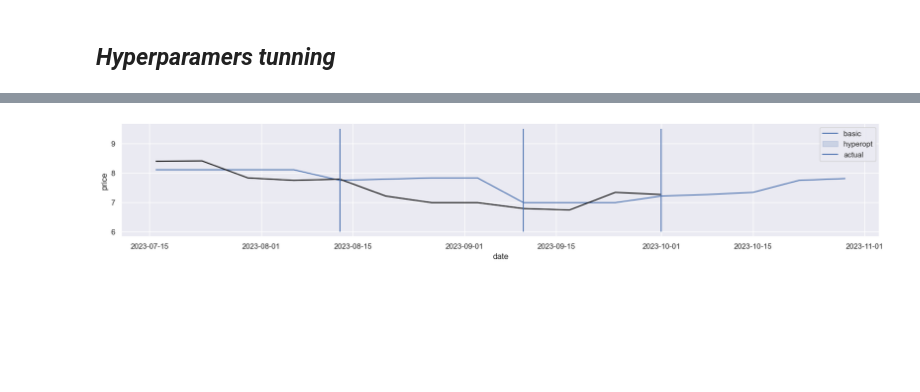
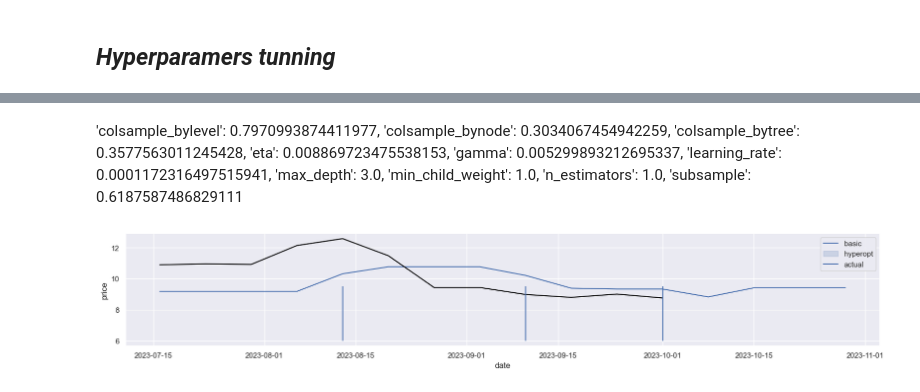
Before and after one commit to omar-ammar0/Intern_Final_Project, a Jupyter notebook: notebooks/Data_Cleaning/Data_Modelling.ipynb, the cells around one changed output, grey strips where cells are left out. Drawn from its saved outputs; the diff is of its cells as text; code cells hidden in the pictures; blank space fills up the shorter version.

```diff
--- a/notebooks/Data_Cleaning/Data_Modelling.ipynb
+++ b/notebooks/Data_Cleaning/Data_Modelling.ipynb
@@ -244,12 +266,12 @@ for train_index, test_index in tscv.split(time_series_data):
                 X_train, y_train = time_series_data[train_index, 1:], time_series_data[train_index, 0]
                 X_test, y_test = time_series_data[test_index, 1:], time_series_data[test_index, 0]
 
-                RF_Hyop=XGBRegressor(max_depth=int(best['max_depth']),
-                                     eta=float(best['eta']),
-                                     gamma=float(best['gamma']),
-                                     colsample_bytree=float(best['colsample_bytree']),
-                                     subsample=float(best['subsample']),
-                                     n_estimators=int(best['n_estimators'])).fit(X_train,y_train)
+                RF_Hyop=XGBRegressor(max_depth=7,
+                                     eta=0.0041200023170640185,
+                                     gamma=0.2717354907951306,
+                                     colsample_bytree=0.8213583173601049,
+                                     subsample=0.6728569987974827,
+                                     n_estimators=934).fit(X_train,y_train)
 
                 y_pred = RF_Hyop.predict(X_test)
                 y_pred_results.append(y_pred)
@@ -259,12 +281,12 @@ for train_index, test_index in tscv.split(time_series_data):
                 outcome_all=pd.concat([outcome,new_date_index],axis=1).set_index("date")
 
 
-fig, ax = plt.subplots(figsize = (20,3));
+fig, ax = plt.subplots(figsize = (20,5));
 y_min = 6
 y_max = 9.5
 #sns.lineplot(df_red_outcomes[0]['XGBRegressor_boo'],legend=True,color="red");
 sns.lineplot(outcome_all,legend=True,color="blue");
-sns.lineplot(df_green['price'][-16:-4],legend=True,color="black");
+sns.lineplot(df_green['price'][-30:-4],legend=True,color="black");
 plt.legend(["basic","hyperopt","actual"])
 ax.vlines(x=["2023-08-13","2023-09-10","2023-10-01"],ymax=y_max,ymin=y_min)
 fig.show()
@@ -308,16 +306,18 @@ print(best)
 # %%
 tscv = TimeSeriesSplit(n_splits=4,max_train_size=16,test_size=4,gap=0)
 y_pred_results=[]
-test_data=df_green[-20:]
+test_data=df_red[-20:]
 time_series_data = test_data.values
 for train_index, test_index in tscv.split(time_series_data):
                 X_train, y_train = time_series_data[train_index, 1:], time_series_data[train_index, 0]
                 X_test, y_test = time_series_data[test_index, 1:], time_series_data[test_index, 0]
 
-                RF_Hyop=DecisionTreeRegressor(max_depth=int(best['max_depth']),
-                                                                 min_samples_split=int(best['min_samples_split']),
-                                                                 min_samples_leaf=int(best['min_samples_leaf']),
-                                                                 max_leaf_nodes=int(best['max_leaf_nodes'])).fit(X_train,y_train)
+                RF_Hyop=XGBRegressor(max_depth=9,
+                                     eta=0.6651075477908979,
+                                     gamma=0.027942846140338984,
+                                     colsample_bytree=0.713767741467592,
+                                     subsample=0.6939176468628331,
+                                     n_estimators=4).fit(X_train,y_train)
 
                 y_pred = RF_Hyop.predict(X_test)
                 y_pred_results.append(y_pred)
@@ -332,7 +332,7 @@ y_min = 6
 y_max = 9.5
 #sns.lineplot(df_red_outcomes[0]['XGBRegressor_boo'],legend=True,color="red");
 sns.lineplot(outcome_all,legend=True,color="blue");
-sns.lineplot(df_green['price'][-16:-4],legend=True,color="black");
+sns.lineplot(df_red['price'][-16:-4],legend=True,color="black");
 plt.legend(["basic","hyperopt","actual"])
 ax.vlines(x=["2023-08-13","2023-09-10","2023-10-01"],ymax=y_max,ymin=y_min)
 fig.show()
@@ -373,33 +352,37 @@ print(best)
+# %% [markdown]
+'colsample_bylevel': 0.7970993874411977, 'colsample_bynode': 0.3034067454942259, 'colsample_bytree': 0.3577563011245428, 'eta': 0.008869723475538153, 'gamma': 0.005299893212695337, 'learning_rate': 0.0001172316497515941, 'max_depth': 3.0, 'min_child_weight': 1.0, 'n_estimators': 1.0, 'subsample': 0.6187587486829111
 # %%
 tscv = TimeSeriesSplit(n_splits=4,max_train_size=16,test_size=4,gap=0)
 y_pred_results=[]
-test_data=df_red[-20:]
+test_data=df_yellow[-20:]
 time_series_data = test_data.values
 for train_index, test_index in tscv.split(time_series_data):
                 X_train, y_train = time_series_data[train_index, 1:], time_series_data[train_index, 0]
                 X_test, y_test = time_series_data[test_index, 1:], time_series_data[test_index, 0]
 
-                RF_Hyop=AdaBoostRegressor(
-                                          n_estimators=int(best['n_estimators']),
-                                          learning_rate=best['learning_rate'])
+                RF_Hyop=XGBRegressor(max_depth=5,
+                                     eta=0.7040608738805098,
+                                     gamma=0.0012480258646070386,
+                                     colsample_bytree=0.9414160083547407,
+                                     subsample=0.6939176468628331,
+                                     n_estimators=4).fit(X_train,y_train)
 
-                RF_Hyop.fit(X_train,y_train)
                 y_pred = RF_Hyop.predict(X_test)
                 y_pred_results.append(y_pred)
                 outcome=pd.DataFrame(pd.DataFrame(y_pred_results[0:4]).stack().reset_index(drop=True))
                 new_date_index=pd.date_range(start="2023-07-16",end="2023-10-29",freq="W")
                 new_date_index=pd.DataFrame({"date":new_date_index})
                 outcome_all=pd.concat([outcome,new_date_index],axis=1).set_index("date")
 
 
 fig, ax = plt.subplots(figsize = (20,3));
 y_min = 6
 y_max = 9.5
 #sns.lineplot(df_red_outcomes[0]['XGBRegressor_boo'],legend=True,color="red");
 sns.lineplot(outcome_all,legend=True,color="blue");
-sns.lineplot(df_red['price'][-16:-4],legend=True,color="black");
+sns.lineplot(df_yellow['price'][-16:-4],legend=True,color="black");
 plt.legend(["basic","hyperopt","actual"])
 ax.vlines(x=["2023-08-13","2023-09-10","2023-10-01"],ymax=y_max,ymin=y_min)
 fig.show()
 # %% [output]
-[figure, old version]
+[figure, new version]
```
Also changed, not shown: parts of 25 cells of this notebook, 3 other files.
